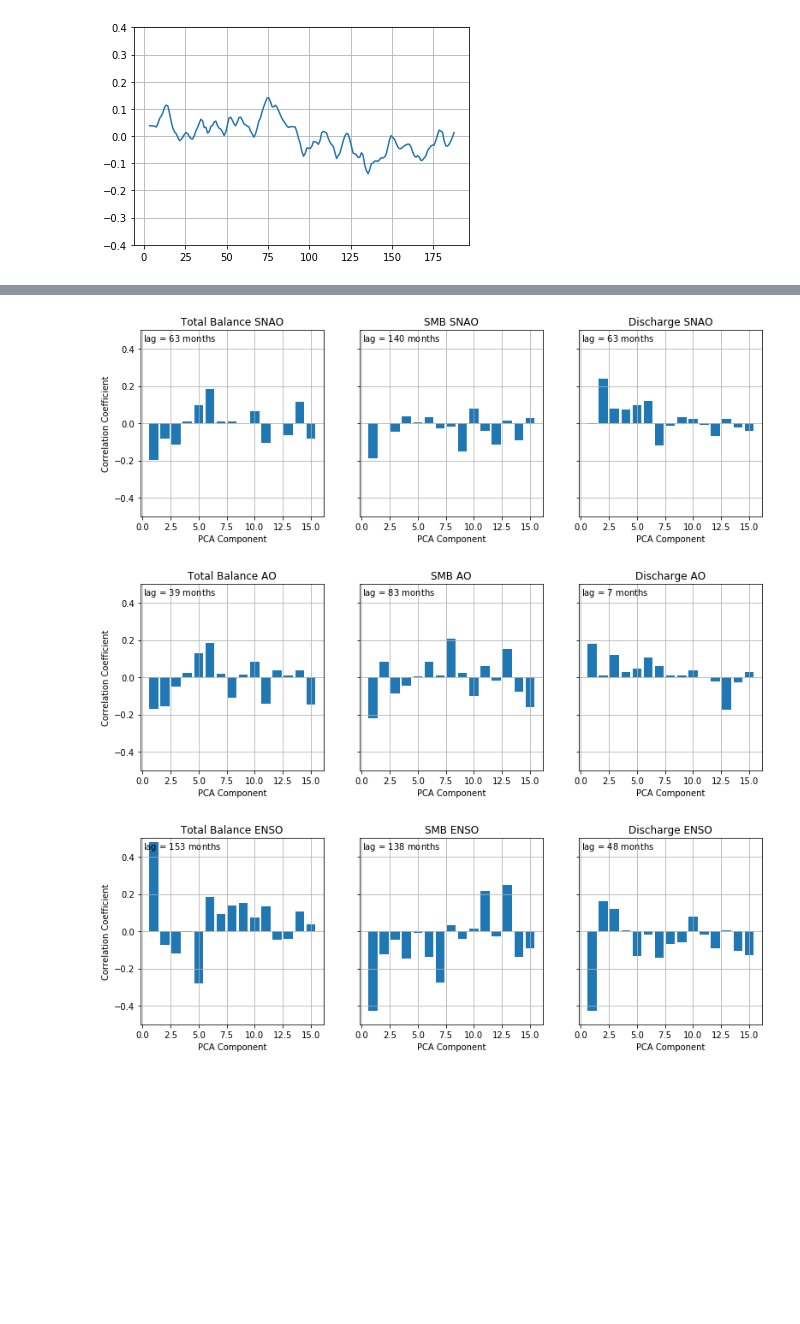
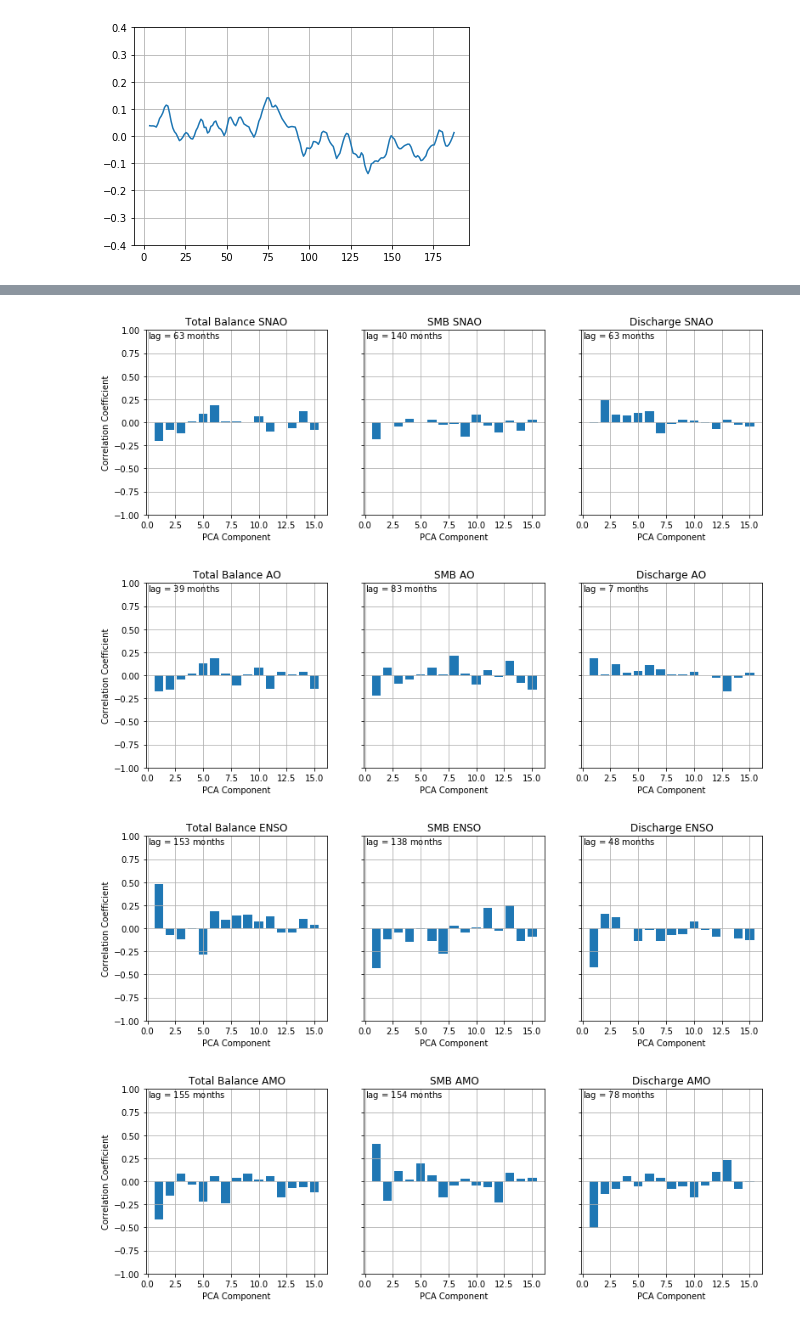
Before and after one commit to AdriaanGr/MAIO_project, a Jupyter notebook: MAIO_project2.ipynb, the cells around one changed output, grey strips where cells are left out. Cells and saved outputs as stored; diff of their text form; code cells hidden in the pictures; blank space fills up the shorter version.

```diff
--- a/MAIO_project2.ipynb
+++ b/MAIO_project2.ipynb
@@ -938,8 +986,11 @@ def PCA_crosscorrelate(PCA_x, PCA_y, index_x, index_y):
 def plot_PCA_crosscorrelate(ax, PCA_x, PCA_y, index_x, index_y, weights=None, mode='singular', **kwargs):
     corv = PCA_crosscorrelate(PCA_x, PCA_y, index_x, index_y)
 
+    lag_m = np.inf
     if weights is None:
         weights = np.ones(PCA_y.shape[1])
+    if "lag_max" in kwargs:
+        lag_m = kwargs["lag_max"]
 
     if mode == 'singular':
         imax, maxv = 0, 0.0
@@ -947,7 +998,7 @@ def plot_PCA_crosscorrelate(ax, PCA_x, PCA_y, index_x, index_y, weights=None, mo
             if np.max(np.abs(c * weights)) > maxv:
                 imax = lag
                 maxv = np.max(np.abs(c * weights))
-        corv = corv[:,imax]
+        corv = corv[:,min(imax,lag_m)]
     elif mode == 'total':
         imax, maxv = 0, 0.0
         for lag, c in enumerate(corv.T):
@@ -955,15 +1006,18 @@ def plot_PCA_crosscorrelate(ax, PCA_x, PCA_y, index_x, index_y, weights=None, mo
             if wval > maxv:
                 imax = lag
                 maxv = wval
-        corv = corv[:,imax]
+        corv = corv[:,min(imax,lag_m)]
     else:
         raise ValueError("Invalid mode " + str(mode) + " passed.")
 
+
+
+
     ax.grid(True)
     ax.set_xlabel("PCA Component")
-    ax.set_ylim(-0.5, 0.5)
+    ax.set_ylim(-1.0, 1.0)
     ax.bar(np.arange(PCA.shape[1] // 2) + 1, corv[:corv.size//2])
-    ax.text(0.05, 0.44, "lag = $%.0f$ months" % ((PCA_x[imax] - PCA_x[0]) / 86400.0 / 30.0))
+    ax.text(0.05, 0.91, "lag = $%.0f$ months" % ((PCA_x[min(imax,lag_m)] - PCA_x[0]) / 86400.0 / 30.0))
     if 'title' in kwargs:
         ax.set_title(kwargs['title'])
 # %%
@@ -987,33 +1041,49 @@ plt.show()
 # %%
 # Plot
 f, ax = plt.subplots(1, 3, sharey=True, figsize=(13, 4))
-plot_PCA_crosscorrelate(ax[0], grace_t, PCA, nao_t, nao_d, title='Total Balance NAO', weights=evals/evals.sum())#, mode='total')
-plot_PCA_crosscorrelate(ax[1], smb_t, PCA_SMB, nao_t, nao_d, title='SMB NAO', weights=eval_smb/eval_smb.sum())#, mode='total')
-plot_PCA_crosscorrelate(ax[2], dis_t, PCA_d, nao_t, nao_d, title='Discharge NAO', weights=evals_d/evals_d.sum())#, mode='total')
+plot_PCA_crosscorrelate(ax[0], grace_t, PCA, nao_t, nao_d, title='Total Balance NAO', weights=evals/evals.sum())#, lag_max=48)#, mode='total')
+plot_PCA_crosscorrelate(ax[1], smb_t, PCA_SMB, nao_t, nao_d, title='SMB NAO', weights=eval_smb/eval_smb.sum())#, lag_max=48)#, mode='total')
+plot_PCA_crosscorrelate(ax[2], dis_t, PCA_d, nao_t, nao_d, title='Discharge NAO', weights=evals_d/evals_d.sum())#, lag_max=48)#, mode='total')
 ax[0].set_ylabel("Correlation Coefficient")
 plt.show()
 
 # Plot
 f, ax = plt.subplots(1, 3, sharey=True, figsize=(13, 4))
-plot_PCA_crosscorrelate(ax[0], grace_t, PCA, snao_t, snao_d, title='Total Balance SNAO', weights=evals/evals.sum())
-plot_PCA_crosscorrelate(ax[1], smb_t, PCA_SMB, snao_t, snao_d, title='SMB SNAO', weights=eval_smb/eval_smb.sum())
-plot_PCA_crosscorrelate(ax[2], dis_t, PCA_d, snao_t, snao_d, title='Discharge SNAO', weights=evals_d/evals_d.sum())
+plot_PCA_crosscorrelate(ax[0], grace_t, PCA, snao_t, snao_d, title='Total Balance SNAO', weights=evals/evals.sum())#, lag_max=48)
+plot_PCA_crosscorrelate(ax[1], smb_t, PCA_SMB, snao_t, snao_d, title='SMB SNAO', weights=eval_smb/eval_smb.sum())#, lag_max=48)
+plot_PCA_crosscorrelate(ax[2], dis_t, PCA_d, snao_t, snao_d, title='Discharge SNAO', weights=evals_d/evals_d.sum())#, lag_max=48)
 ax[0].set_ylabel("Correlation Coefficient")
 plt.show()
 
 # Plot
 f, ax = plt.subplots(1, 3, sharey=True, figsize=(13, 4))
-plot_PCA_crosscorrelate(ax[0], grace_t, PCA, ao_t, ao_d, title='Total Balance AO', weights=evals/evals.sum())
-plot_PCA_crosscorrelate(ax[1], smb_t, PCA_SMB, ao_t, ao_d, title='SMB AO', weights=eval_smb/eval_smb.sum())
-plot_PCA_crosscorrelate(ax[2], dis_t, PCA_d, ao_t, ao_d, title='Discharge AO', weights=evals_d/evals_d.sum())
+plot_PCA_crosscorrelate(ax[0], grace_t, PCA, ao_t, ao_d, title='Total Balance AO', weights=evals/evals.sum())#, lag_max=48)
+plot_PCA_crosscorrelate(ax[1], smb_t, PCA_SMB, ao_t, ao_d, title='SMB AO', weights=eval_smb/eval_smb.sum())#, lag_max=48)
+plot_PCA_crosscorrelate(ax[2], dis_t, PCA_d, ao_t, ao_d, title='Discharge AO', weights=evals_d/evals_d.sum())#, lag_max=48)
 ax[0].set_ylabel("Correlation Coefficient")
 plt.show()
 
 # Plot
 f, ax = plt.subplots(1, 3, sharey=True, figsize=(13, 4))
-plot_PCA_crosscorrelate(ax[0], grace_t, PCA, enso_t, enso_d, title='Total Balance ENSO', weights=evals/evals.sum())
-plot_PCA_crosscorrelate(ax[1], smb_t, PCA_SMB, enso_t, enso_d, title='SMB ENSO', weights=eval_smb/eval_smb.sum())
-plot_PCA_crosscorrelate(ax[2], dis_t, PCA_d, enso_t, enso_d, title='Discharge ENSO', weights=evals_d/evals_d.sum())
+plot_PCA_crosscorrelate(ax[0], grace_t, PCA, enso_t, enso_d, title='Total Balance ENSO', weights=evals/evals.sum())#, lag_max=48)
+plot_PCA_crosscorrelate(ax[1], smb_t, PCA_SMB, enso_t, enso_d, title='SMB ENSO', weights=eval_smb/eval_smb.sum())#, lag_max=48)
+plot_PCA_crosscorrelate(ax[2], dis_t, PCA_d, enso_t, enso_d, title='Discharge ENSO', weights=evals_d/evals_d.sum())#, lag_max=48)
 ax[0].set_ylabel("Correlation Coefficient")
 plt.show()
+
+# Plot
+f, ax = plt.subplots(1, 3, sharey=True, figsize=(13, 4))
+plot_PCA_crosscorrelate(ax[0], grace_t, PCA, amo_t, amo_d, title='Total Balance AMO', weights=evals/evals.sum())#, lag_max=48)
+plot_PCA_crosscorrelate(ax[1], smb_t, PCA_SMB, amo_t, amo_d, title='SMB AMO', weights=eval_smb/eval_smb.sum())#, lag_max=48)
+plot_PCA_crosscorrelate(ax[2], dis_t, PCA_d, amo_t, amo_d, title='Discharge AMO', weights=evals_d/evals_d.sum())#, lag_max=48)
+ax[0].set_ylabel("Correlation Coefficient")
+plt.show()
+
+# Plot
+f, ax = plt.subplots(1, 3, sharey=True, figsize=(13, 4))
+plot_PCA_crosscorrelate(ax[0], grace_t, PCA, grb_t, grb_d, title='Total Balance GRB', weights=evals/evals.sum())#, lag_max=48)
+plot_PCA_crosscorrelate(ax[1], smb_t, PCA_SMB, grb_t, grb_d, title='SMB GRB', weights=eval_smb/eval_smb.sum())#, lag_max=48)
+plot_PCA_crosscorrelate(ax[2], dis_t, PCA_d, grb_t, grb_d, title='Discharge GRB', weights=evals_d/evals_d.sum())#, lag_max=48)
+ax[0].set_ylabel("Correlation Coefficient")
+plt.show()
 # %% [output]
@@ -1021,3 +1091,4 @@ plt.show()
-[figure, old version]
+[figure, new version]
-[figure, old version]
+[figure, new version]
-[figure, old version]
+[figure, new version]
+[figure, added]
```
Also changed, not shown: parts of 7 cells of this notebook, 1 other file.
